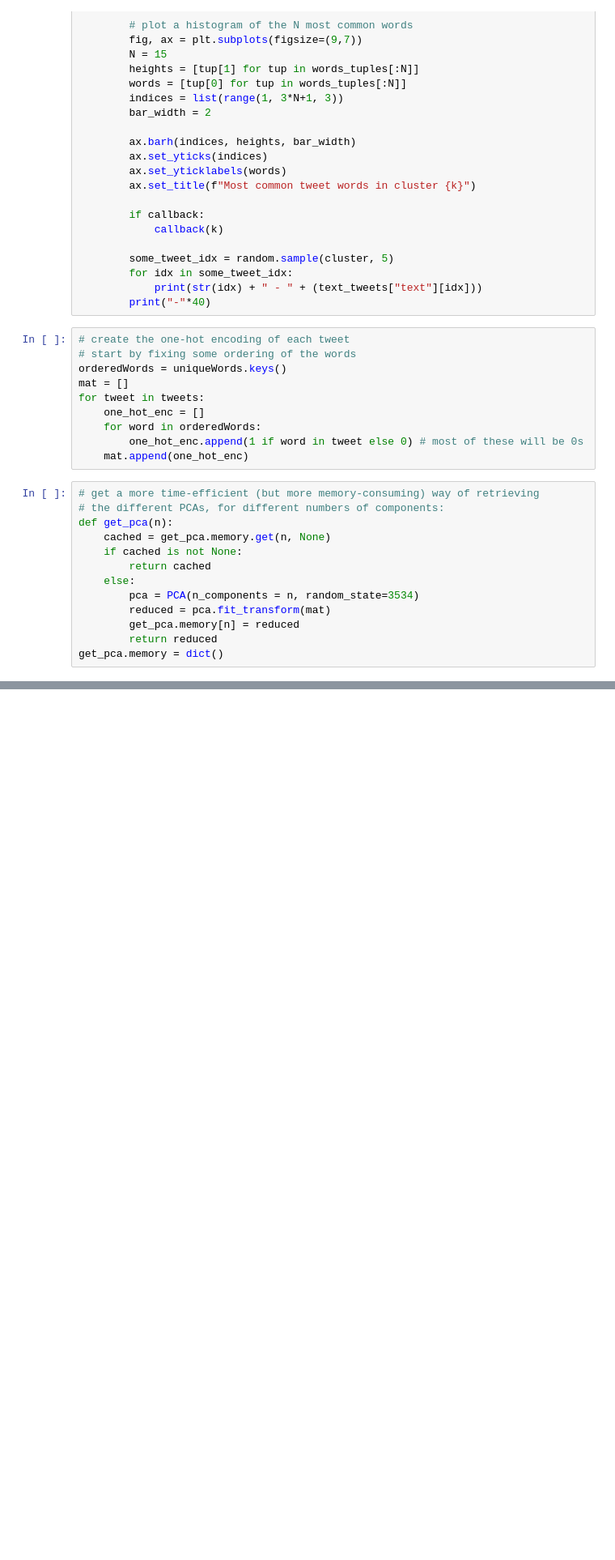
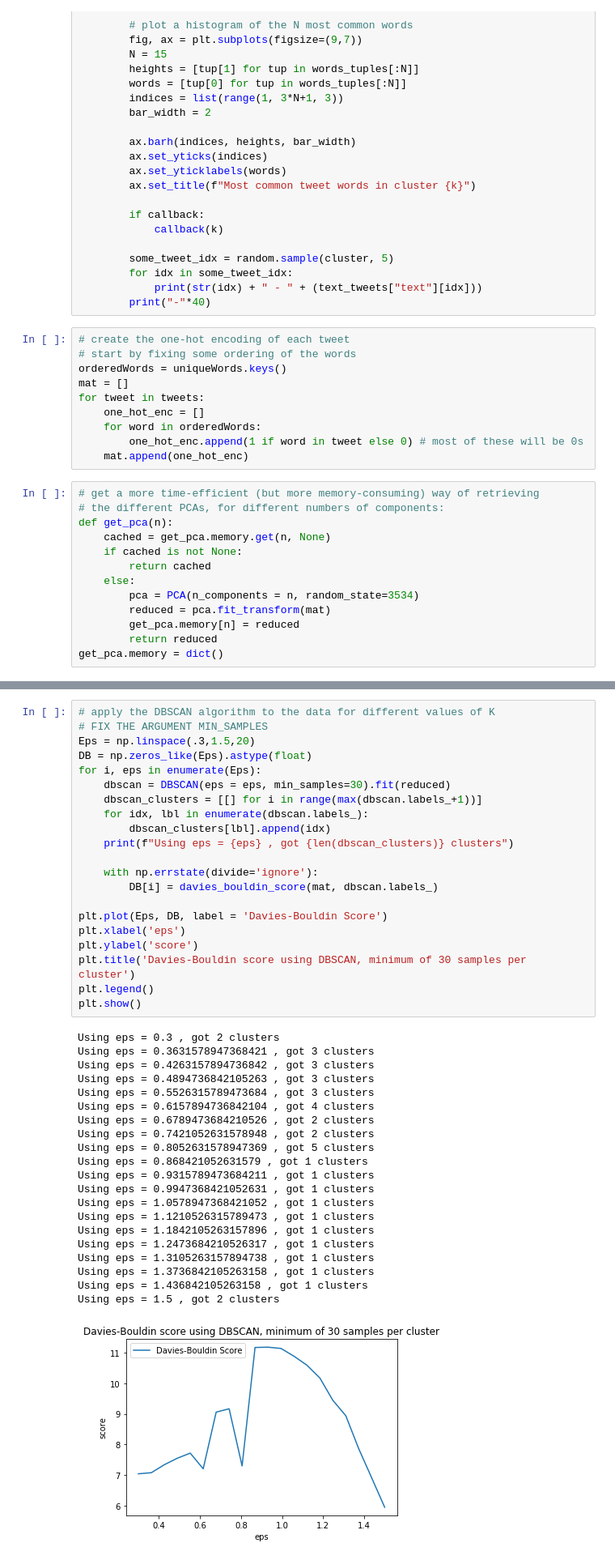
Before and after one commit to RojerGS/DataScience, a Jupyter notebook: TrumpTweetsClustering/oneHotPCA.ipynb, the cells around one changed output, grey strips where cells are left out. Shown: that part at 81% size. Drawn from its saved outputs; the diff is of its cells as text; blank space fills up the shorter version.

```diff
--- a/TrumpTweetsClustering/oneHotPCA.ipynb
+++ b/TrumpTweetsClustering/oneHotPCA.ipynb
@@ -249,4 +253,47 @@ We have 2320 words, of which 515 are unique
 [figure]
 [figure]
 [figure]
+# %%
+# apply the DBSCAN algorithm to the data for different values of K
+# FIX THE ARGUMENT MIN_SAMPLES
+Eps = np.linspace(.3,1.5,20)
+DB = np.zeros_like(Eps).astype(float)
+for i, eps in enumerate(Eps):
+    dbscan = DBSCAN(eps = eps, min_samples=30).fit(reduced)
+    dbscan_clusters = [[] for i in range(max(dbscan.labels_+1))]
+    for idx, lbl in enumerate(dbscan.labels_):
+        dbscan_clusters[lbl].append(idx)
+    print(f"Using eps = {eps} , got {len(dbscan_clusters)} clusters")
+
+    with np.errstate(divide='ignore'):
+        DB[i] = davies_bouldin_score(mat, dbscan.labels_)
+
+plt.plot(Eps, DB, label = 'Davies-Bouldin Score')
+plt.xlabel('eps')
+plt.ylabel('score')
+plt.title('Davies-Bouldin score using DBSCAN, minimum of 30 samples per cluster')
+plt.legend()
+plt.show()
+# %% [output]
+Using eps = 0.3 , got 2 clusters
+Using eps = 0.3631578947368421 , got 3 clusters
+Using eps = 0.4263157894736842 , got 3 clusters
+Using eps = 0.4894736842105263 , got 3 clusters
+Using eps = 0.5526315789473684 , got 3 clusters
+Using eps = 0.6157894736842104 , got 4 clusters
+Using eps = 0.6789473684210526 , got 2 clusters
+Using eps = 0.7421052631578948 , got 2 clusters
+Using eps = 0.8052631578947369 , got 5 clusters
+Using eps = 0.868421052631579 , got 1 clusters
+Using eps = 0.9315789473684211 , got 1 clusters
+Using eps = 0.9947368421052631 , got 1 clusters
+Using eps = 1.0578947368421052 , got 1 clusters
+Using eps = 1.1210526315789473 , got 1 clusters
+Using eps = 1.1842105263157896 , got 1 clusters
+Using eps = 1.2473684210526317 , got 1 clusters
+Using eps = 1.3105263157894738 , got 1 clusters
+Using eps = 1.3736842105263158 , got 1 clusters
+Using eps = 1.436842105263158 , got 1 clusters
+Using eps = 1.5 , got 2 clusters
+[figure, added]
 # %%
```
Also changed, not shown: parts of 4 cells of this notebook, 7 other files.
